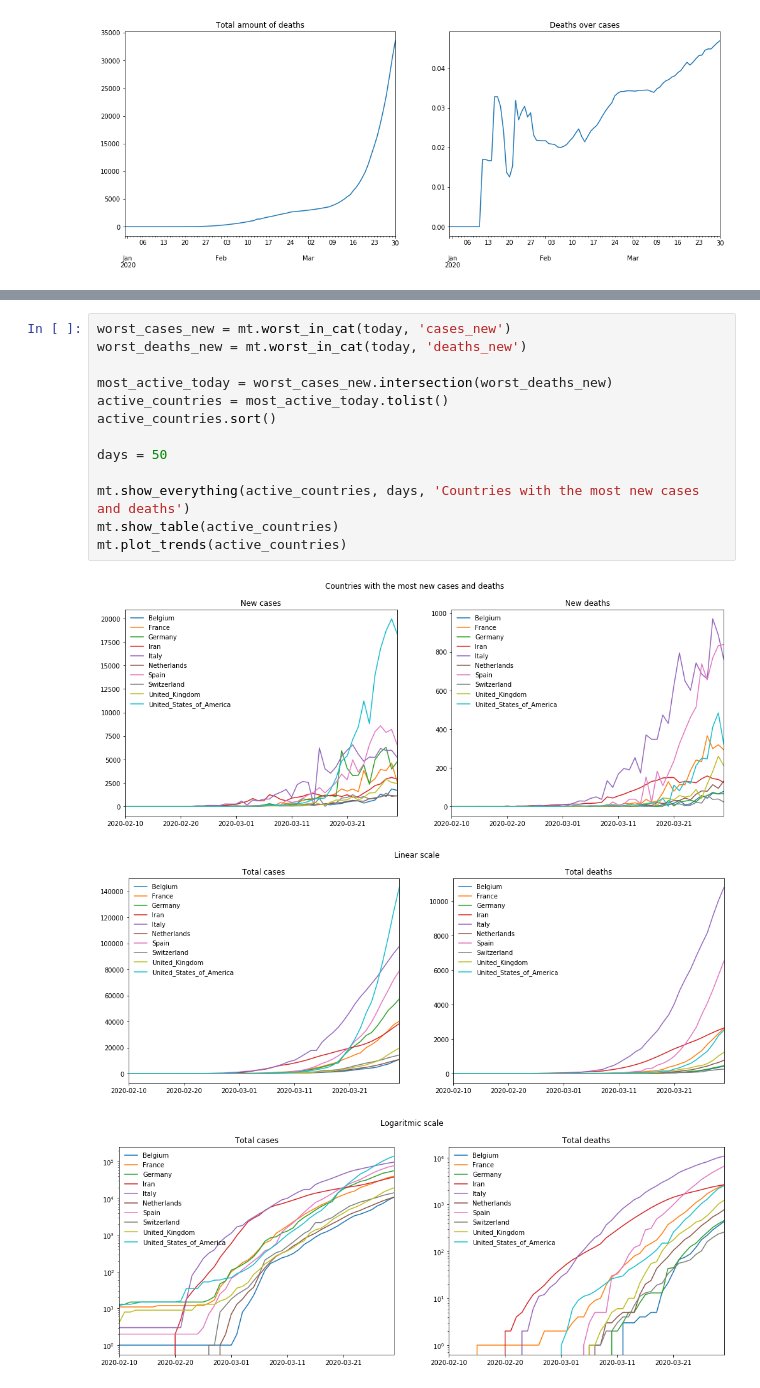
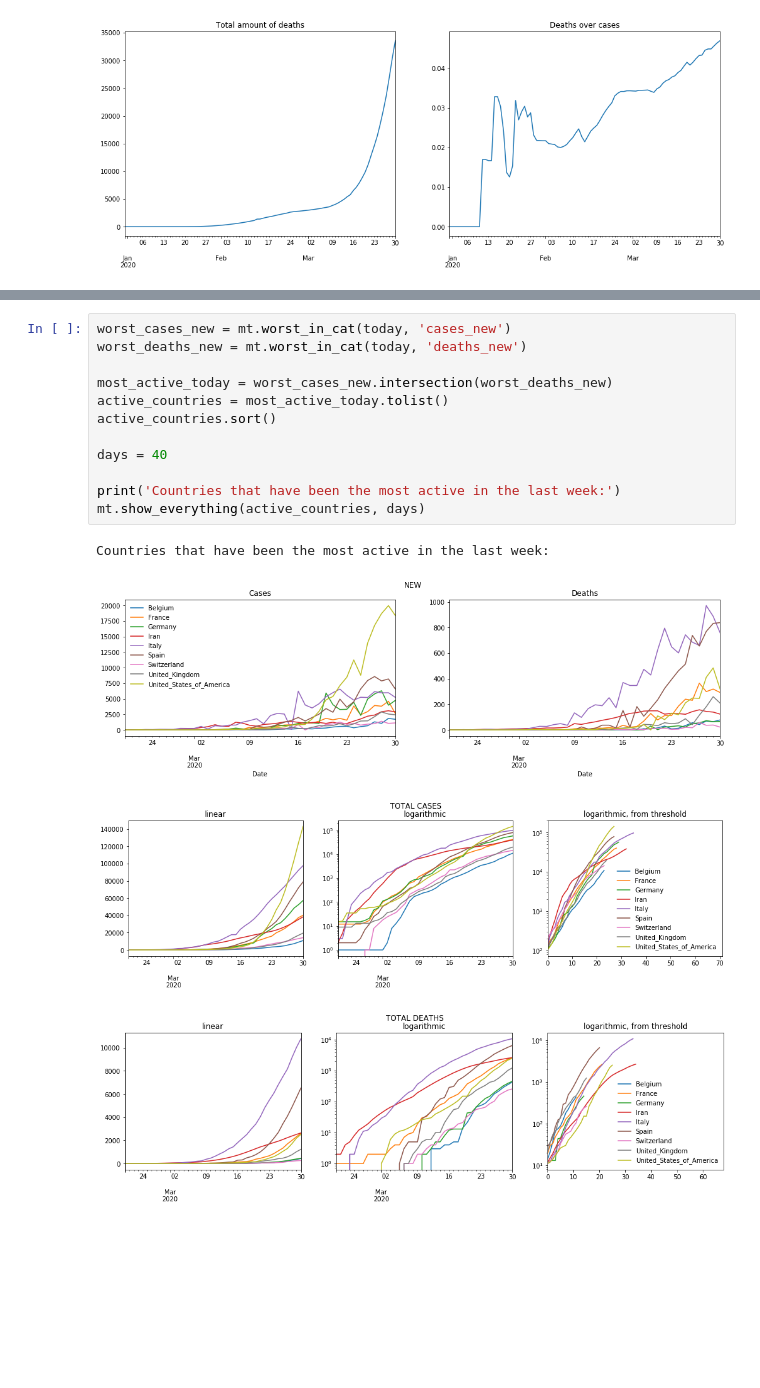
Before and after one commit to simon-verheyen/Portfolio, a Jupyter notebook: COVID-data/Visualization-Attempts.ipynb, the cells around one changed output, grey strips where cells are left out. Cells and saved outputs as stored; diff of their text form; blank space fills up the shorter version.

```diff
--- a/COVID-data/Visualization-Attempts.ipynb
+++ b/COVID-data/Visualization-Attempts.ipynb
@@ -83,17 +80,17 @@ mt.plot_trends(countries_of_interest)
 # %%
 worst_cases_new = mt.worst_in_cat(today, 'cases_new')
 worst_deaths_new = mt.worst_in_cat(today, 'deaths_new')
 
 most_active_today = worst_cases_new.intersection(worst_deaths_new)
 active_countries = most_active_today.tolist()
 active_countries.sort()
 
-days = 50
+days = 40
 
-mt.show_everything(active_countries, days, 'Countries with the most new cases and deaths')
-mt.show_table(active_countries)
-mt.plot_trends(active_countries)
+print('Countries that have been the most active in the last week:')
+mt.show_everything(active_countries, days)
 # %% [output]
+Countries that have been the most active in the last week:
-[figure, old version]
+[figure, new version]
-[figure, old version]
+[figure, new version]
-[figure, old version]
+[figure, new version]
```
Also changed, not shown: parts of 2 cells of this notebook, 5 other files.
